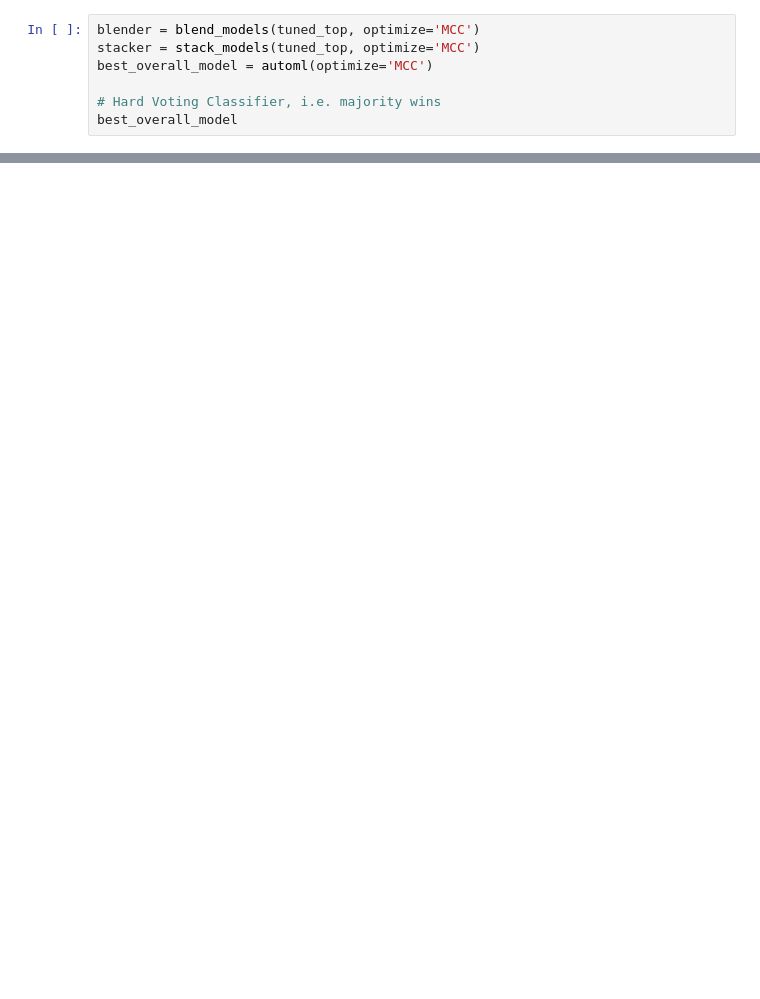
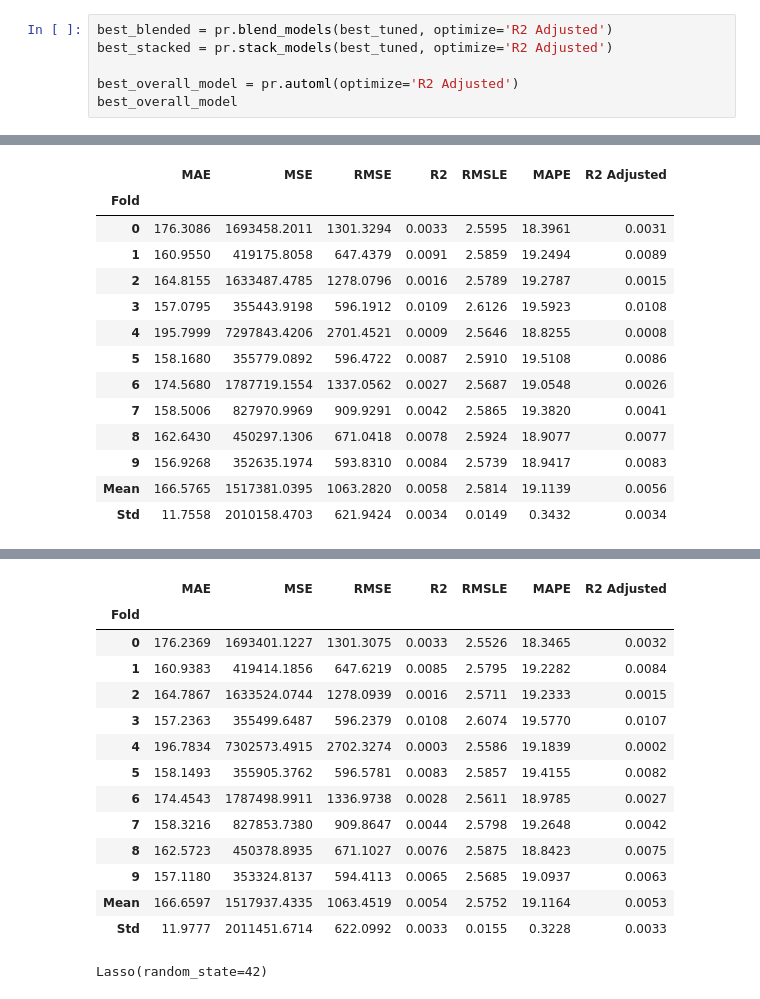
Before and after one commit to SimeonHristov99/kcikstarter, a Jupyter notebook: 01_Scripts/05_1_PyCaret_01_backers.ipynb, the cells around one changed output, grey strips where cells are left out. Cells and saved outputs as stored; diff of their text form; blank space fills up the shorter version.

```diff
--- a/01_Scripts/05_1_PyCaret_01_backers.ipynb
+++ b/01_Scripts/05_1_PyCaret_01_backers.ipynb
@@ -120,7 +172,7 @@ tuned_top = [tune_model(i, optimize='MCC') for i in best[:4]]
-# %%
-blender = blend_models(tuned_top, optimize='MCC')
-stacker = stack_models(tuned_top, optimize='MCC')
-best_overall_model = automl(optimize='MCC')
-
-# Hard Voting Classifier, i.e. majority wins
-best_overall_model
+# %%
+best_blended = pr.blend_models(best_tuned, optimize='R2 Adjusted')
+best_stacked = pr.stack_models(best_tuned, optimize='R2 Adjusted')
+
+best_overall_model = pr.automl(optimize='R2 Adjusted')
+best_overall_model
+# %% [output]
@@ -126,0 +180,14 @@ best_overall_model
+|  | MAE | MSE | RMSE | R2 | RMSLE | MAPE | R2 Adjusted |
+| Fold |  |  |  |  |  |  |  |
+| 0 | 176.3086 | 1693458.2011 | 1301.3294 | 0.0033 | 2.5595 | 18.3961 | 0.0031 |
+| 1 | 160.9550 | 419175.8058 | 647.4379 | 0.0091 | 2.5859 | 19.2494 | 0.0089 |
+| 2 | 164.8155 | 1633487.4785 | 1278.0796 | 0.0016 | 2.5789 | 19.2787 | 0.0015 |
+| 3 | 157.0795 | 355443.9198 | 596.1912 | 0.0109 | 2.6126 | 19.5923 | 0.0108 |
+| 4 | 195.7999 | 7297843.4206 | 2701.4521 | 0.0009 | 2.5646 | 18.8255 | 0.0008 |
+| 5 | 158.1680 | 355779.0892 | 596.4722 | 0.0087 | 2.5910 | 19.5108 | 0.0086 |
+| 6 | 174.5680 | 1787719.1554 | 1337.0562 | 0.0027 | 2.5687 | 19.0548 | 0.0026 |
+| 7 | 158.5006 | 827970.9969 | 909.9291 | 0.0042 | 2.5865 | 19.3820 | 0.0041 |
+| 8 | 162.6430 | 450297.1306 | 671.0418 | 0.0078 | 2.5924 | 18.9077 | 0.0077 |
+| 9 | 156.9268 | 352635.1974 | 593.8310 | 0.0084 | 2.5739 | 18.9417 | 0.0083 |
+| Mean | 166.5765 | 1517381.0395 | 1063.2820 | 0.0058 | 2.5814 | 19.1139 | 0.0056 |
+| Std | 11.7558 | 2010158.4703 | 621.9424 | 0.0034 | 0.0149 | 0.3432 | 0.0034 |
@@ -127 +195,16 @@ best_overall_model
+|  | MAE | MSE | RMSE | R2 | RMSLE | MAPE | R2 Adjusted |
+| Fold |  |  |  |  |  |  |  |
+| 0 | 176.2369 | 1693401.1227 | 1301.3075 | 0.0033 | 2.5526 | 18.3465 | 0.0032 |
+| 1 | 160.9383 | 419414.1856 | 647.6219 | 0.0085 | 2.5795 | 19.2282 | 0.0084 |
+| 2 | 164.7867 | 1633524.0744 | 1278.0939 | 0.0016 | 2.5711 | 19.2333 | 0.0015 |
+| 3 | 157.2363 | 355499.6487 | 596.2379 | 0.0108 | 2.6074 | 19.5770 | 0.0107 |
+| 4 | 196.7834 | 7302573.4915 | 2702.3274 | 0.0003 | 2.5586 | 19.1839 | 0.0002 |
+| 5 | 158.1493 | 355905.3762 | 596.5781 | 0.0083 | 2.5857 | 19.4155 | 0.0082 |
+| 6 | 174.4543 | 1787498.9911 | 1336.9738 | 0.0028 | 2.5611 | 18.9785 | 0.0027 |
+| 7 | 158.3216 | 827853.7380 | 909.8647 | 0.0044 | 2.5798 | 19.2648 | 0.0042 |
+| 8 | 162.5723 | 450378.8935 | 671.1027 | 0.0076 | 2.5875 | 18.8423 | 0.0075 |
+| 9 | 157.1180 | 353324.8137 | 594.4113 | 0.0065 | 2.5685 | 19.0937 | 0.0063 |
+| Mean | 166.6597 | 1517937.4335 | 1063.4519 | 0.0054 | 2.5752 | 19.1164 | 0.0053 |
+| Std | 11.9777 | 2011451.6714 | 622.0992 | 0.0033 | 0.0155 | 0.3228 | 0.0033 |
+Lasso(random_state=42)
 # %%
```
Also changed, not shown: parts of 30 cells of this notebook, 1 other file.
